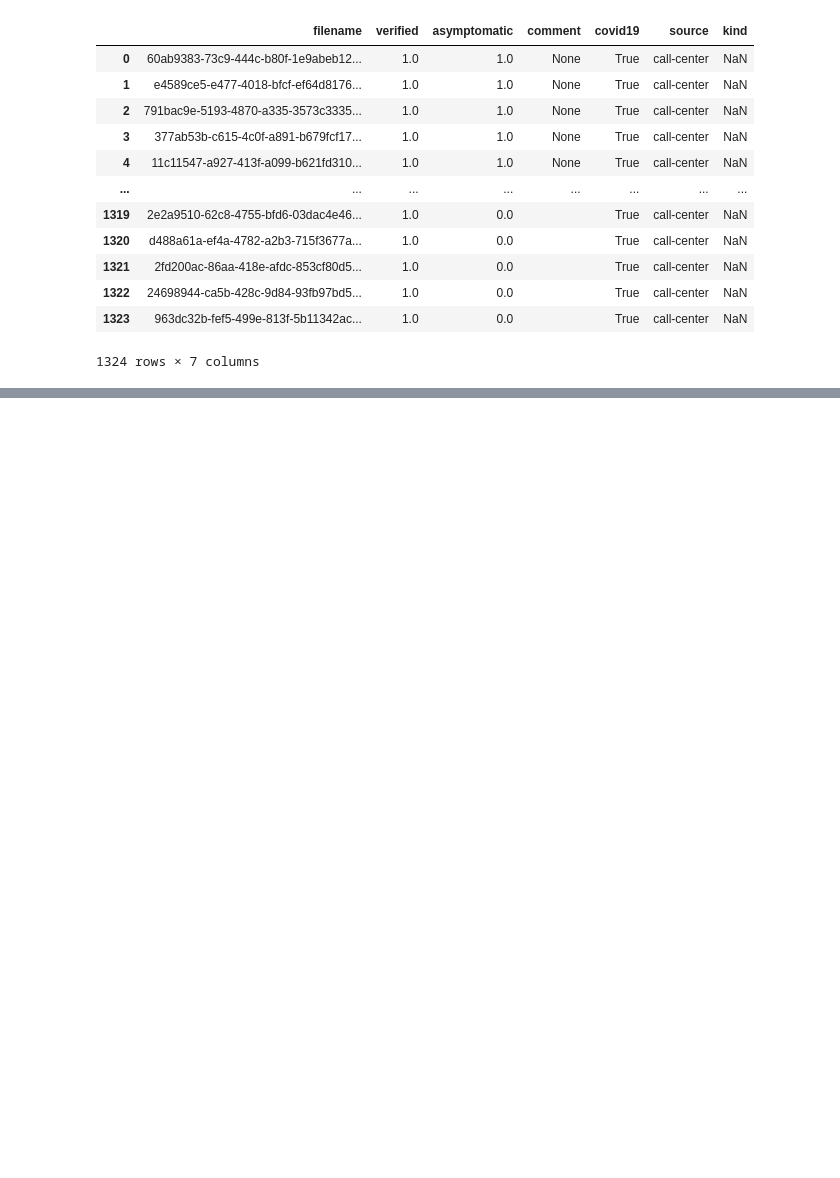
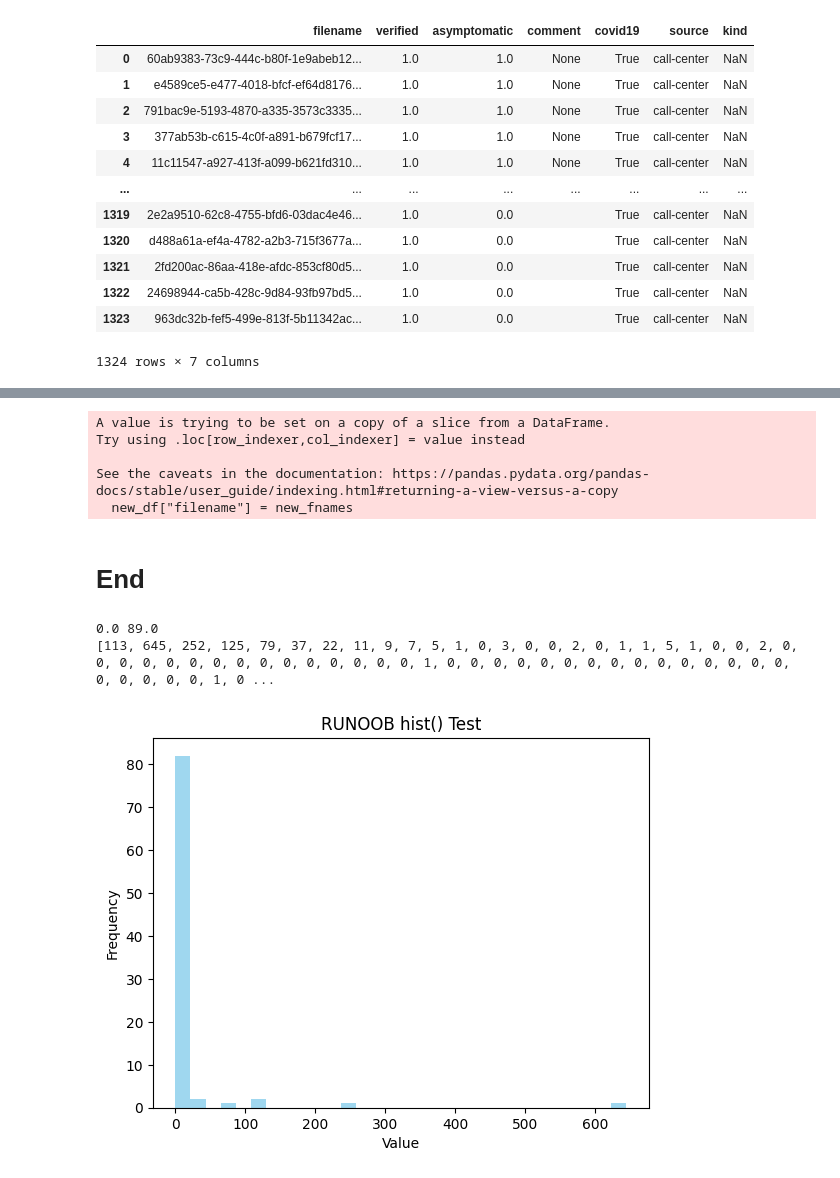
Before and after one commit to ZhaoKe1024/SoundDL-CoughVID, a Jupyter notebook: covid19_explore.ipynb, the cells around one changed output, grey strips where cells are left out. Drawn from its saved outputs; the diff is of its cells as text; code cells hidden in the pictures; blank space fills up the shorter version.

Commit message:
Add covid19-cough explore

```diff
--- a/covid19_explore.ipynb
+++ b/covid19_explore.ipynb
@@ -63,0 +75,17 @@ Name: filename, dtype: int64
+# %%
+dura_list = []
+
+# for idx, row in tqdm(enumerate(df_f.iterrows()), total=len(df_f)):
+for idx, row in tqdm(enumerate(df_f.itertuples()), total=len(df_f)):
+    # print(idx, row)
+    fname = root_path + "raw/" +getattr(row, "filename")
+    try:
+        samples, sample_rate = soundfile.read(fname, dtype='float32')
+        duration = samples.shape[0] / float(sample_rate)
+        print(sample_rate, end=', ')
+        dura_list.append(duration)
+    except Exception as e:
+        print(e)
+        print(fname)
+        dura_list.append(99999)
+print(dura_list)
@@ -63,0 +340,36 @@ Name: filename, dtype: int64
+# %%
+new_df["filename"] = new_fnames
+new_df.to_csv(root_path+"covid19_split_df.csv", sep=',')
+# %% [output]
+A value is trying to be set on a copy of a slice from a DataFrame.
+Try using .loc[row_indexer,col_indexer] = value instead
+
+See the caveats in the documentation: https://pandas.pydata.org/pandas-docs/stable/user_guide/indexing.html#returning-a-view-versus-a-copy
+  new_df["filename"] = new_fnames
+# %% [markdown]
+# End
+# %%
+import numpy as np
+mini, maxi = np.floor(min(dura_list)), np.ceil(max(dura_list))
+print(mini, maxi)
+L = maxi - mini
+cnt = [0] * int(L)
+for item in dura_list:
+    cnt[int(item)] += 1
+print(cnt)
+# %% [output]
+0.0 89.0
+[113, 645, 252, 125, 79, 37, 22, 11, 9, 7, 5, 1, 0, 3, 0, 0, 2, 0, 1, 1, 5, 1, 0, 0, 2, 0, 0, 0, 0, 0, 0, 0, 0, 0, 0, 0, 0, 0, 0, 0, 1, 0, 0, 0, 0, 0, 0, 0, 0, 0, 0, 0, 0, 0, 0, 0, 0, 0, 0, 0, 0, 1, 0 ...
+# %%
+import matplotlib.pyplot as plt
+plt.hist(cnt, bins=30, color='skyblue', alpha=0.8)
+
+# 设置图表属性
+plt.title('RUNOOB hist() Test')
+plt.xlabel('Value')
+plt.ylabel('Frequency')
+
+# 显示图表
+plt.show()
+# %% [output]
+[figure, added]
```
Also changed, not shown: parts of 23 cells of this notebook, 1 other file.
